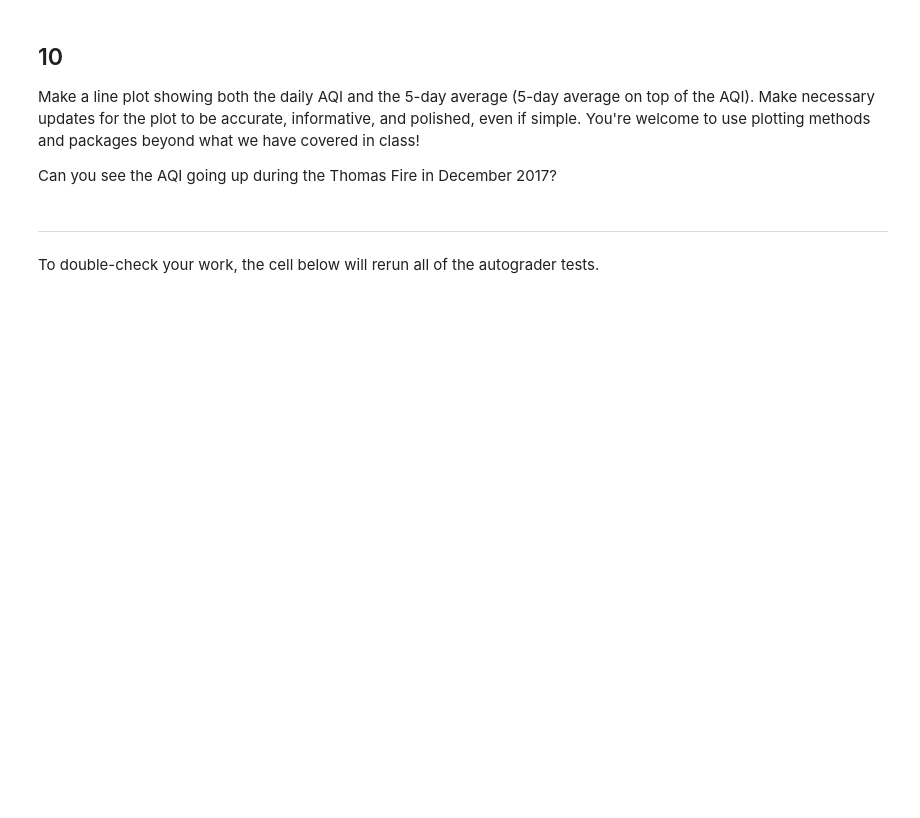
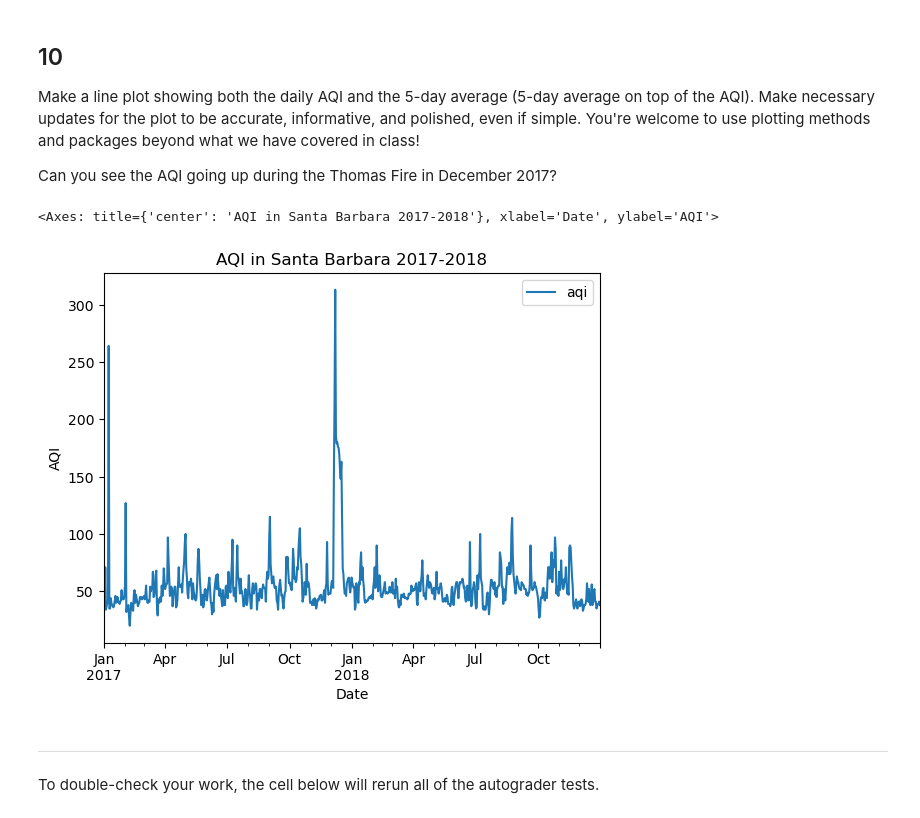
Before and after one commit to Apathy-Wildflowers/eds220-hwk2, a Jupyter notebook: task3/hwk2-task3-aqi.ipynb, the cells around one changed output. Saved outputs shown, nothing was run; the diff lists cells and outputs as text; code cells hidden in the pictures; blank space fills up the shorter version.

```diff
--- a/task3/hwk2-task3-aqi.ipynb
+++ b/task3/hwk2-task3-aqi.ipynb
@@ -360,6 +396,11 @@ q9 results: All test cases passed!
 Make a line plot showing both the daily AQI and the 5-day average (5-day average on top of the AQI). Make necessary updates for the plot to be accurate, informative, and polished, even if simple. You're welcome to use plotting methods and packages beyond what we have covered in class!
 
 Can you see the AQI going up during the Thomas Fire in December 2017?
+# %%
+aqi_sb.plot(y='aqi',xlabel='Date',ylabel='AQI',title="AQI in Santa Barbara 2017-2018")
+# %% [output]
+<Axes: title={'center': 'AQI in Santa Barbara 2017-2018'}, xlabel='Date', ylabel='AQI'>
+[figure, added]
 # %% [markdown]
 ---
 
```
Also changed, not shown: parts of 2 cells of this notebook.
